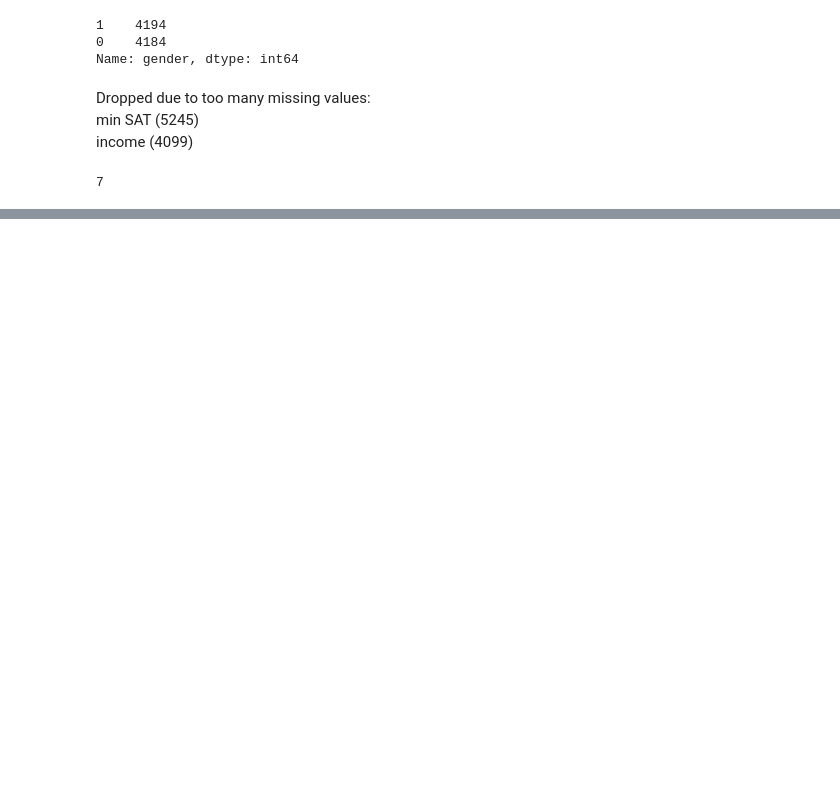
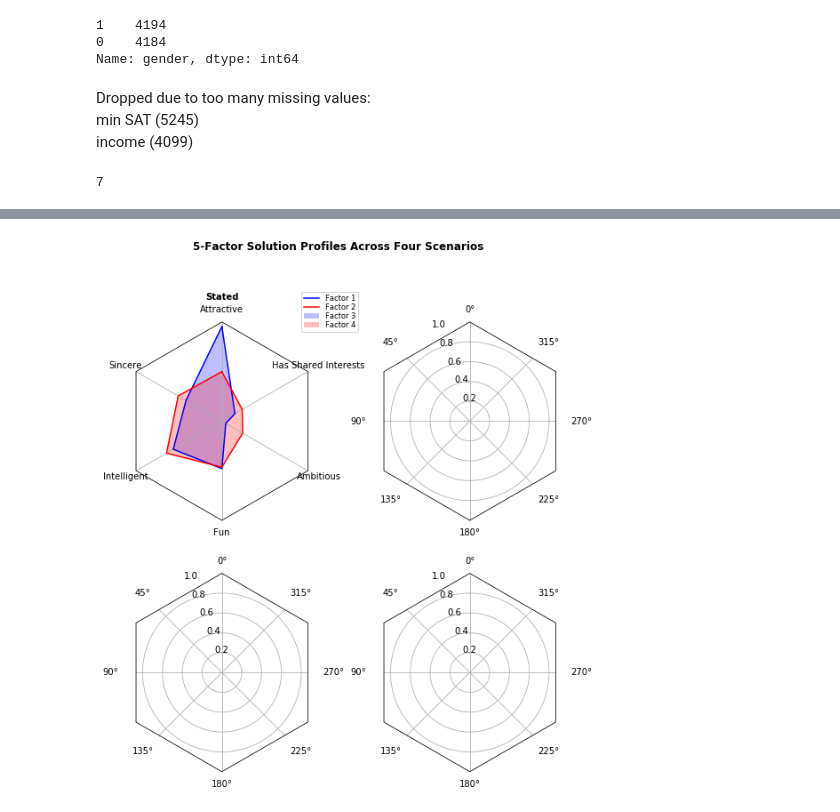
Before and after one commit to eyl1532/speed-dating-analysis, a Jupyter notebook: exploratory_analysis.ipynb, the cells around one changed output, grey strips where cells are left out. Cells and saved outputs as stored; diff of their text form; code cells hidden in the pictures; blank space fills up the shorter version.

```diff
--- a/exploratory_analysis.ipynb
+++ b/exploratory_analysis.ipynb
@@ -272,0 +236,36 @@ major_plot.get_figure().savefig('major.png', bbox_inches = "tight")
+# %%
+N = 6
+theta = radar_factory(N, frame='polygon')
+
+data = example_data()
+spoke_labels = data.pop(0)
+
+fig, axes = plt.subplots(figsize=(9, 9), nrows=2, ncols=2,
+                         subplot_kw=dict(projection='radar'))
+fig.subplots_adjust(wspace=0.25, hspace=0.20, top=0.85, bottom=0.05)
+
+colors = ['b', 'r', 'g', 'm', 'y']
+# Plot the four cases from the example data on separate axes
+for ax, (title, case_data) in zip(axes.flat, data):
+    ax.set_rgrids([0.2, 0.4, 0.6, 0.8])
+    ax.set_title(title, weight='bold', size='medium', position=(0.5, 1.1),
+                 horizontalalignment='center', verticalalignment='center')
+    for d, color in zip(case_data, colors):
+        ax.plot(theta, d, color=color)
+        ax.fill(theta, d, facecolor=color, alpha=0.25)
+    ax.set_varlabels(spoke_labels)
+
+# add legend relative to top-left plot
+ax = axes[0, 0]
+labels = ('Factor 1', 'Factor 2', 'Factor 3', 'Factor 4', 'Factor 5')
+legend = ax.legend(labels, loc=(0.9, .95),
+                   labelspacing=0.1, fontsize='small')
+
+fig.text(0.5, 0.965, '5-Factor Solution Profiles Across Four Scenarios',
+         horizontalalignment='center', color='black', weight='bold',
+         size='large')
+
+plt.show()
+fig.savefig('preferences.png')
+# %% [output]
+[figure, added]
```
Also changed, not shown: parts of 17 cells of this notebook, 1 other file.
